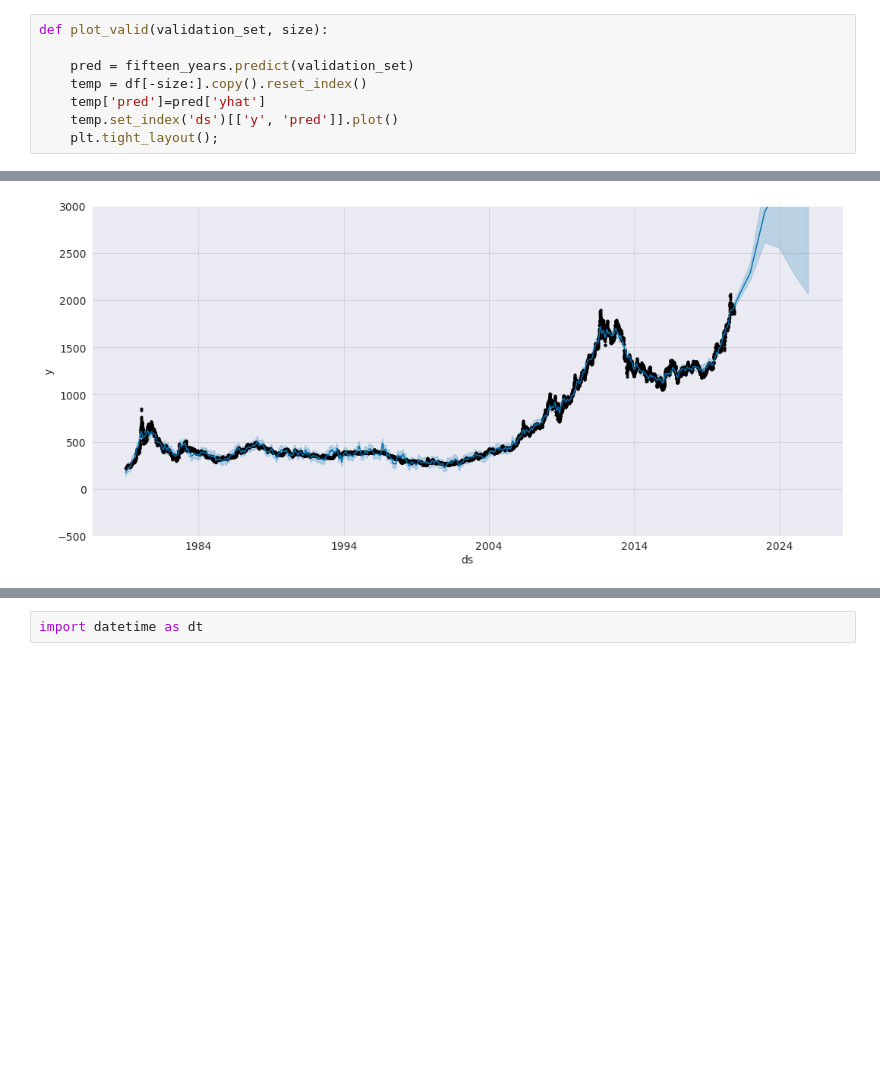
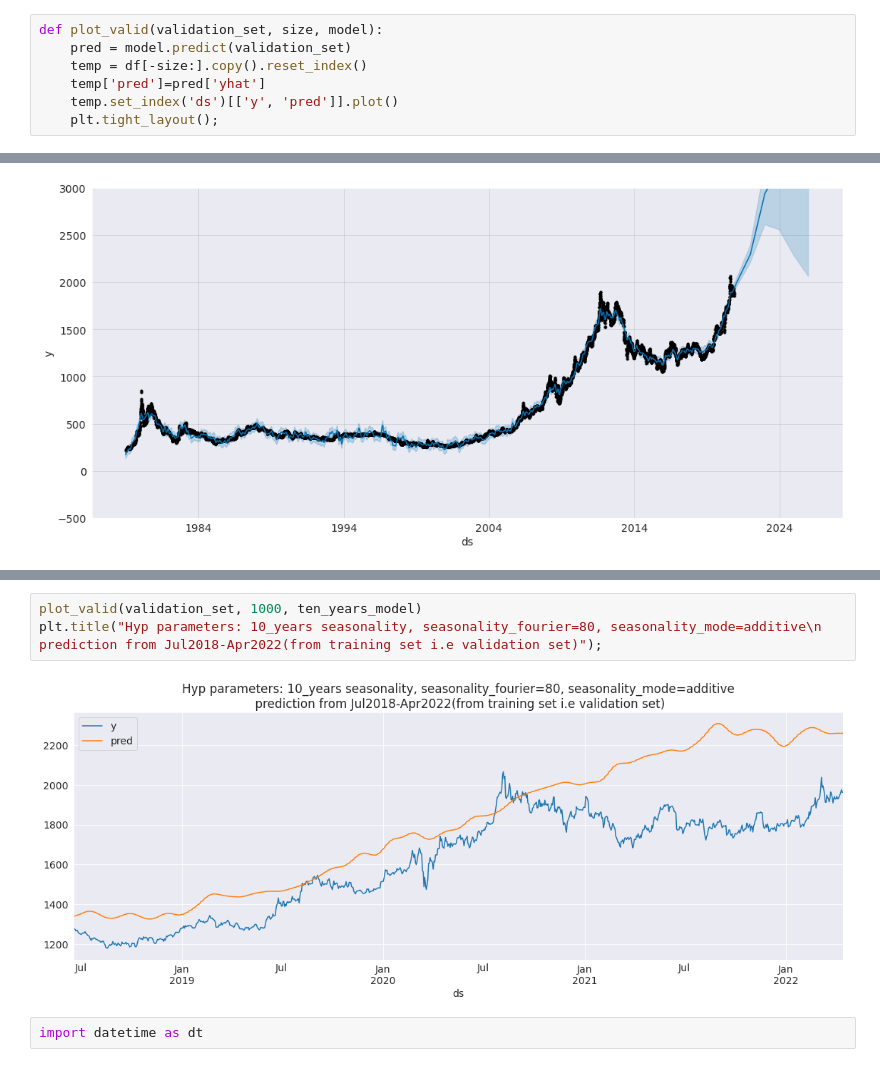
Before and after one commit to ahmadmustafaanis/Gold-Price-Prediction-API, a Jupyter notebook: src/SeasonalityTestingFBProphet.ipynb, the cells around one changed output, grey strips where cells are left out. Saved outputs shown, nothing was run; the diff lists cells and outputs as text; blank space fills up the shorter version.

```diff
--- a/src/SeasonalityTestingFBProphet.ipynb
+++ b/src/SeasonalityTestingFBProphet.ipynb
@@ -82,9 +82,8 @@ Optimization terminated normally:
 Total Execution Time 168.6526584625244 seconds
 [figure]
 # %%
-def plot_valid(validation_set, size):
-
-    pred = fifteen_years.predict(validation_set)
+def plot_valid(validation_set, size, model):
+    pred = model.predict(validation_set)
     temp = df[-size:].copy().reset_index()
     temp['pred']=pred['yhat']
     temp.set_index('ds')[['y', 'pred']].plot()
@@ -150,3 +152,8 @@ Total Execution Time 189.68243288993835 seconds
+# %%
+plot_valid(validation_set, 1000, ten_years_model)
+plt.title("Hyp parameters: 10_years seasonality, seasonality_fourier=80, seasonality_mode=additive\n prediction from Jul2018-Apr2022(from training set i.e validation set)");
+# %% [output]
+[figure, added]
 # %%
 import datetime as dt
 # %%
```
Also changed, not shown: parts of 2 cells of this notebook, 2 other files.
